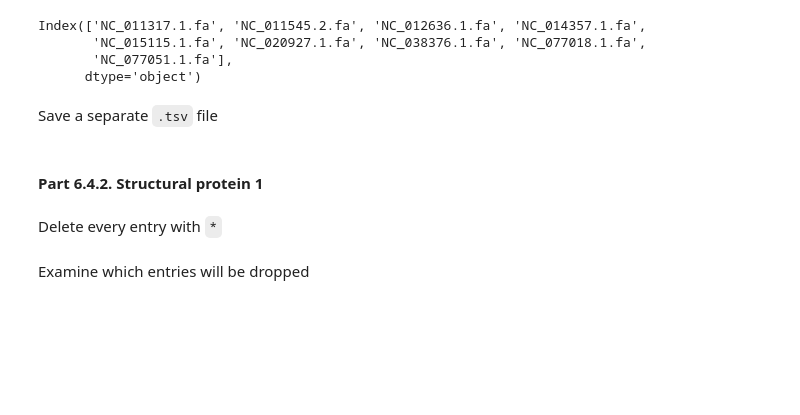
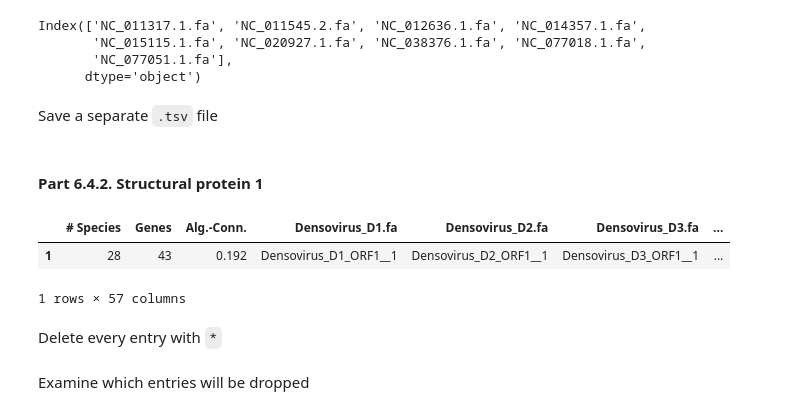
Before and after one commit to PopovIILab/BatShotMetaFlow, a Jupyter notebook: 04_Densoviruses/04_Lab_journal.ipynb, the cells around one changed output. Cells and saved outputs as stored; diff of their text form; code cells hidden in the pictures; blank space fills up the shorter version.

```diff
--- a/04_Densoviruses/04_Lab_journal.ipynb
+++ b/04_Densoviruses/04_Lab_journal.ipynb
@@ -574,7 +582,13 @@ df_nsp_cleaned.to_csv('phylogenomics/proteinortho_output/NSPs.tsv', sep='\t', in
 # %% [markdown]
 #### **Part 6.4.2. Structural protein 1**
 # %%
-df_sp = df_all.drop(index=[0])
+df_sp = df_all.drop(index=[0, 2])
+# %%
+df_sp
+# %% [output]
+|  | # Species | Genes | Alg.-Conn. | Densovirus_D1.fa | Densovirus_D2.fa | Densovirus_D3.fa | ... |
+| 1 | 28 | 43 | 0.192 | Densovirus_D1_ORF1__1 | Densovirus_D2_ORF1__1 | Densovirus_D3_ORF1__1 | ... |
+1 rows × 57 columns
 # %% [markdown]
 Delete every entry with `*`
 # %%
```
Also changed, not shown: parts of 43 cells of this notebook, 4 other files.
